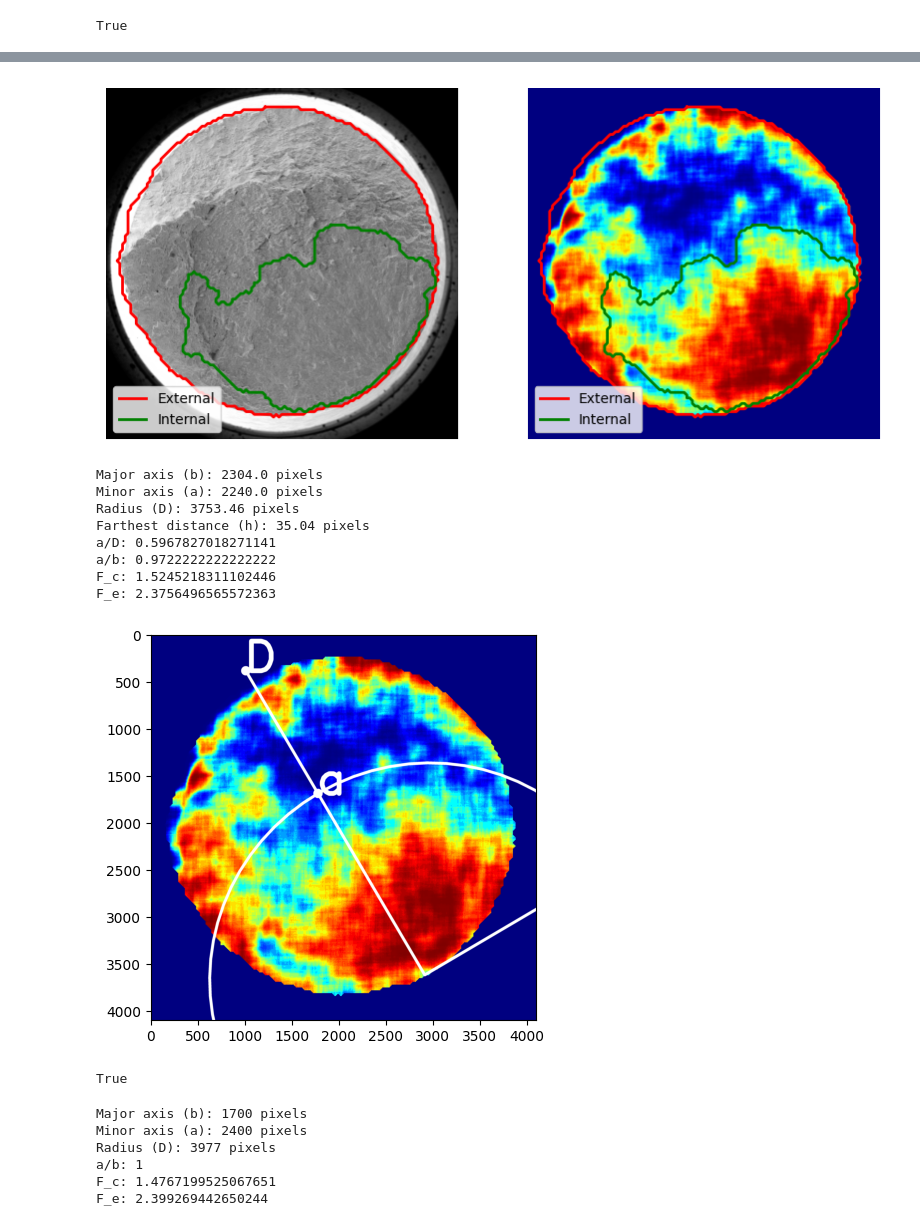
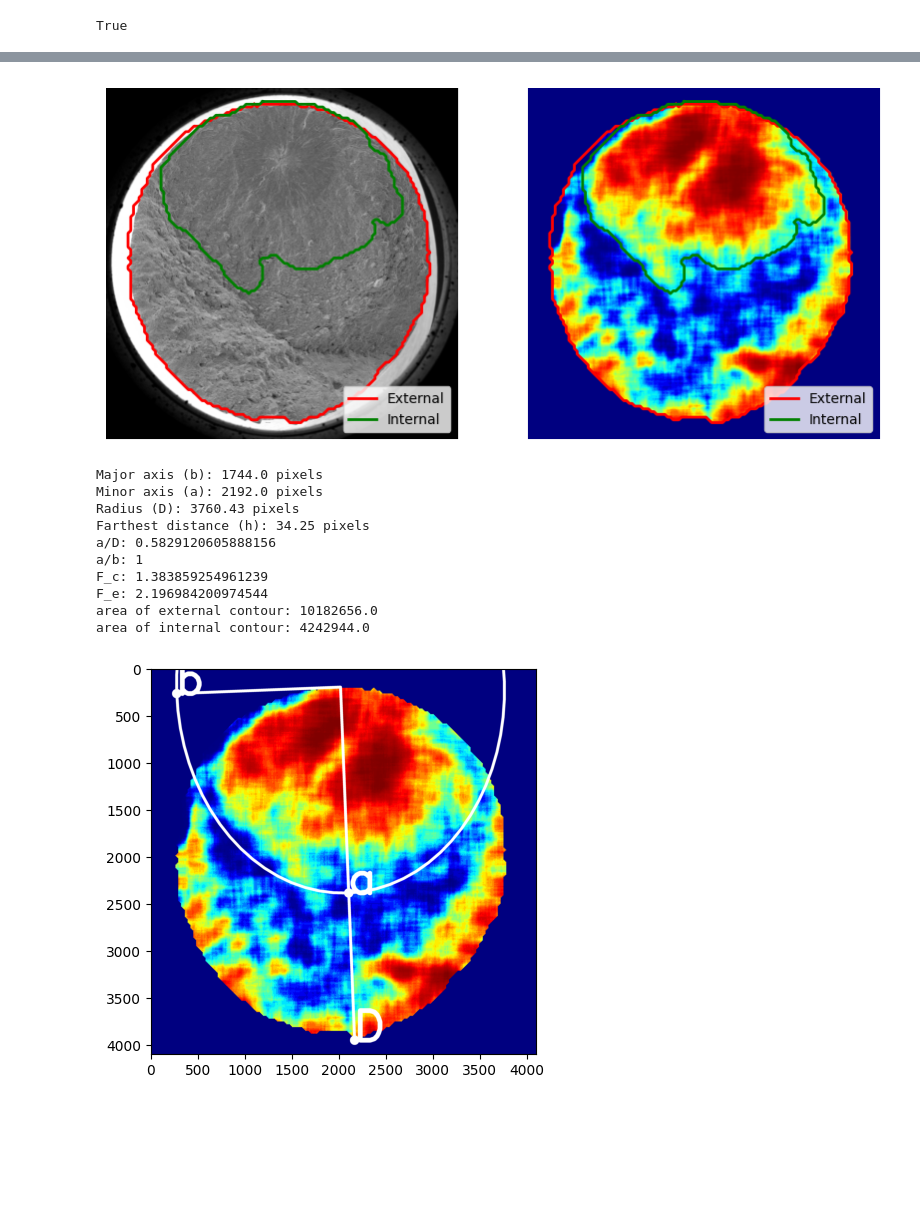
Before and after one commit to Jon400/Titanium_Find_Contour_U-Net, a Jupyter notebook: pipeline.ipynb, the cells around one changed output, grey strips where cells are left out. Saved outputs shown, nothing was run; the diff lists cells and outputs as text; code cells hidden in the pictures; blank space fills up the shorter version.

```diff
--- a/pipeline.ipynb
+++ b/pipeline.ipynb
@@ -1,14 +1,14 @@
 # %%
-image_path = "C:\\Users\\jonat\\Downloads\\P1MF13_N_01.png"
+image_path = "C:\\Users\\jonat\\Downloads\\P2MF17_N_01.png"
 ext_model_path = 'C:\\Users\\jonat\\PycharmProjects\\Titanium_Find_Contour_U-Net\\unet_model' # change the path to the model
 int_model_path = 'C:\\Users\\jonat\\PycharmProjects\\Titanium_Find_Contour_U-Net\\internal_smaller_mask_unet_model' # change the path to the model
 # %%
-# # Convert the image from format tif to png
-# from PIL import Image
-#
-# im = Image.open(image_path)
-# im.save(image_path[:-3] + 'png')
-# image_path = image_path[:-3] + 'png'
+# Convert the image from format tif to png
+from PIL import Image
+
+im = Image.open(image_path)
+im.save(image_path[:-3] + 'png')
+image_path = image_path[:-3] + 'png'
 # %%
 import cv2
 import os
@@ -28,12 +28,6 @@ import tensorflow as tf
 def get_contour(mask: np.ndarray):
     # Apply thresholding
     ret, thresh = cv2.threshold(mask, 127, 255, cv2.THRESH_BINARY)
-    # sDefine structuring element (MORPH_RECT)
-    kernel = cv2.getStructuringElement(cv2.MORPH_ELLIPSE, (10, 10))
-    # Erosion using MORPH_RECT structuring element
-    erosion= cv2.erode(thresh, kernel, iterations=1)
-    # Dilate using MORPH_RECT structuring element
-    dilation = cv2.dilate(erosion, kernel, iterations=1)
     # Find contour using the eroded image
     contours, _ = cv2.findContours(thresh, cv2.RETR_TREE, cv2.CHAIN_APPROX_SIMPLE)
     # Find the contour with the largest area
@@ -138,7 +132,8 @@ heatmap_img = get_heatmap(original_img, ext_contour)
 # %%
 # Find the internal mask
 int_mask = predict_mask(heatmap_img, in_cnt_model)
-kernel = cv2.getStructuringElement(cv2.MORPH_ELLIPSE, (5, 5))
+int_mask = cv2.GaussianBlur(int_mask, (7, 7), 0)
+kernel = cv2.getStructuringElement(cv2.MORPH_ELLIPSE, (7, 7))
 int_mask = cv2.dilate(int_mask, kernel, iterations=1)
 
 # Find the internal contour
@@ -169,7 +164,7 @@ for a in ax:
     a.axis('off')
 plt.show()
 # %% [output]
-[figure, old version]
+[figure, new version]
 # %%
 # Save the image with the contours
 import os
@@ -504,42 +499,46 @@ for i in range(3):
             is_this_floating_point = M[i][j][k] * (((a_div_b) ** i) * ((a / D) ** j) * (0 ** k))
             F1 += M[i][j][k] * (((a_div_b) ** i) * ((a / D) ** j) * (0 ** k))
 F_c = F1
 
 K_m = F1 * sigma * np.sqrt(np.pi * a) *  (5500 / 4096)
 K_e = 0
 F1 = 0
 sigma = 634
 
 for i in range(3):
     for j in range(8):
         for k in range(3):
             # create a ceil of up to 1 to a/b
             a_div_b = a / b
             if a_div_b > 1:
                 a_div_b = 1
             F1 += M[i][j][k] * ((a_div_b ** i) * ((a / D) ** j) * (1 ** k))
 F_e = F1
 k_e = F1 * sigma * np.sqrt(np.pi * a) *  (5500 / 4096)
 text += '\na/b: ' + str(a_div_b)
 text += '\nF_c: ' + str(F_c)
 text += '\nF_e: ' + str(F_e)
+text += '\narea of external contour: ' + str(cv2.contourArea(ex_cnt))
+text += '\narea of internal contour: ' + str(cv2.contourArea(in_cnt))
 
 print(text)
 
 fig, ax = plt.subplots(1, 1, figsize=(5, 5))
 ellipse_img = cv2.cvtColor(ellipse_img, cv2.COLOR_BGR2RGB)
 plt.imshow(ellipse_img)
 plt.show()
 # %% [output]
-Major axis (b): 2304.0 pixels
-Minor axis (a): 2240.0 pixels
-Radius (D): 3753.46 pixels
-Farthest distance (h): 35.04 pixels
-a/D: 0.5967827018271141
-a/b: 0.9722222222222222
-F_c: 1.5245218311102446
-F_e: 2.3756496565572363
+Major axis (b): 1744.0 pixels
+Minor axis (a): 2192.0 pixels
+Radius (D): 3760.43 pixels
+Farthest distance (h): 34.25 pixels
+a/D: 0.5829120605888156
+a/b: 1
+F_c: 1.383859254961239
+F_e: 2.196984200974544
+area of external contour: 10182656.0
+area of internal contour: 4242944.0
-[figure, old version]
+[figure, new version]
 # %%
 # Save the heatmap_img and the original_img
 save_path = os.path.dirname(image_path)
@@ -554,12 +553,10 @@ save_name = os.path.basename(image_path)
 save_name = save_name[:-4] + '_original.png'
 save_path = os.path.join(save_path, save_name)
 cv2.imwrite(save_path, original_img)
-# %% [output]
-True
 # %%
-b = 1700
-a = 2400
-D = 3977
+b = 1900
+a = 2050
+D = 3800
 
 text = 'Major axis (b): ' + str(b) + ' pixels'
 text += '\nMinor axis (a): ' + str(a) + ' pixels'
@@ -635,10 +632,3 @@ text += '\nF_c: ' + str(F_c)
 text += '\nF_e: ' + str(F_e)
 
 print(text)
-# %% [output]
-Major axis (b): 1700 pixels
-Minor axis (a): 2400 pixels
-Radius (D): 3977 pixels
-a/b: 1
-F_c: 1.4767199525067651
-F_e: 2.399269442650244
```
Also changed, not shown: parts of 2 cells of this notebook.
